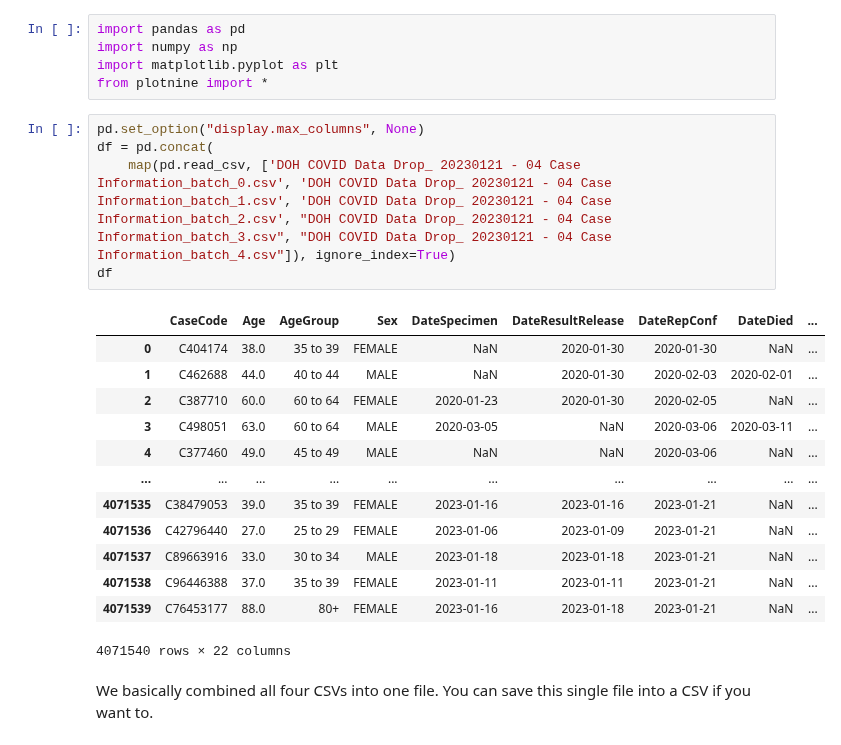
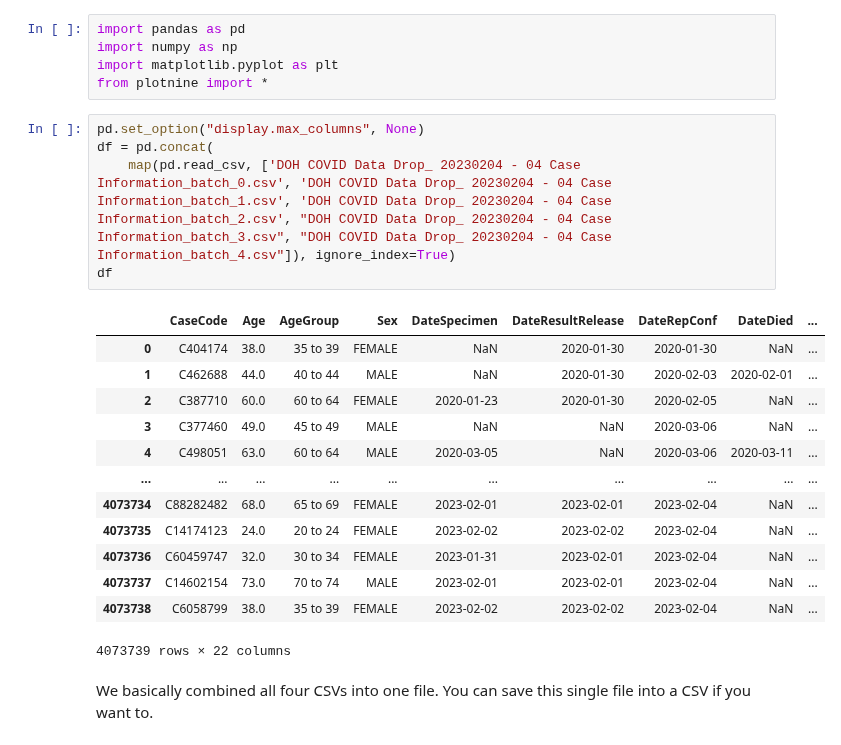
Before and after one commit to pmagtulis/covid-ph, a Jupyter notebook: covid-philippines.ipynb, the cells around one changed output. Drawn from its saved outputs; the diff is of its cells as text.

```diff
--- a/covid-philippines.ipynb
+++ b/covid-philippines.ipynb
@@ -16,22 +16,22 @@ from plotnine import *
 # %%
 pd.set_option("display.max_columns", None)
 df = pd.concat(
-    map(pd.read_csv, ['DOH COVID Data Drop_ 20230121 - 04 Case Information_batch_0.csv', 'DOH COVID Data Drop_ 20230121 - 04 Case Information_batch_1.csv', 'DOH COVID Data Drop_ 20230121 - 04 Case Information_batch_2.csv', "DOH COVID Data Drop_ 20230121 - 04 Case Information_batch_3.csv", "DOH COVID Data Drop_ 20230121 - 04 Case Information_batch_4.csv"]), ignore_index=True)
+    map(pd.read_csv, ['DOH COVID Data Drop_ 20230204 - 04 Case Information_batch_0.csv', 'DOH COVID Data Drop_ 20230204 - 04 Case Information_batch_1.csv', 'DOH COVID Data Drop_ 20230204 - 04 Case Information_batch_2.csv', "DOH COVID Data Drop_ 20230204 - 04 Case Information_batch_3.csv", "DOH COVID Data Drop_ 20230204 - 04 Case Information_batch_4.csv"]), ignore_index=True)
 df
 # %% [output]
 |  | CaseCode | Age | AgeGroup | Sex | DateSpecimen | DateResultRelease | DateRepConf | DateDied | ... |
 | 0 | C404174 | 38.0 | 35 to 39 | FEMALE | NaN | 2020-01-30 | 2020-01-30 | NaN | ... |
 | 1 | C462688 | 44.0 | 40 to 44 | MALE | NaN | 2020-01-30 | 2020-02-03 | 2020-02-01 | ... |
 | 2 | C387710 | 60.0 | 60 to 64 | FEMALE | 2020-01-23 | 2020-01-30 | 2020-02-05 | NaN | ... |
-| 3 | C498051 | 63.0 | 60 to 64 | MALE | 2020-03-05 | NaN | 2020-03-06 | 2020-03-11 | ... |
-| 4 | C377460 | 49.0 | 45 to 49 | MALE | NaN | NaN | 2020-03-06 | NaN | ... |
+| 3 | C377460 | 49.0 | 45 to 49 | MALE | NaN | NaN | 2020-03-06 | NaN | ... |
+| 4 | C498051 | 63.0 | 60 to 64 | MALE | 2020-03-05 | NaN | 2020-03-06 | 2020-03-11 | ... |
 | ... | ... | ... | ... | ... | ... | ... | ... | ... | ... |
-| 4071535 | C38479053 | 39.0 | 35 to 39 | FEMALE | 2023-01-16 | 2023-01-16 | 2023-01-21 | NaN | ... |
-| 4071536 | C42796440 | 27.0 | 25 to 29 | FEMALE | 2023-01-06 | 2023-01-09 | 2023-01-21 | NaN | ... |
-| 4071537 | C89663916 | 33.0 | 30 to 34 | MALE | 2023-01-18 | 2023-01-18 | 2023-01-21 | NaN | ... |
-| 4071538 | C96446388 | 37.0 | 35 to 39 | FEMALE | 2023-01-11 | 2023-01-11 | 2023-01-21 | NaN | ... |
-| 4071539 | C76453177 | 88.0 | 80+ | FEMALE | 2023-01-16 | 2023-01-18 | 2023-01-21 | NaN | ... |
+| 4073734 | C88282482 | 68.0 | 65 to 69 | FEMALE | 2023-02-01 | 2023-02-01 | 2023-02-04 | NaN | ... |
+| 4073735 | C14174123 | 24.0 | 20 to 24 | FEMALE | 2023-02-02 | 2023-02-02 | 2023-02-04 | NaN | ... |
+| 4073736 | C60459747 | 32.0 | 30 to 34 | FEMALE | 2023-01-31 | 2023-02-01 | 2023-02-04 | NaN | ... |
+| 4073737 | C14602154 | 73.0 | 70 to 74 | MALE | 2023-02-01 | 2023-02-01 | 2023-02-04 | NaN | ... |
+| 4073738 | C6058799 | 38.0 | 35 to 39 | FEMALE | 2023-02-02 | 2023-02-02 | 2023-02-04 | NaN | ... |
-4071540 rows × 22 columns
+4073739 rows × 22 columns
 # %% [markdown]
 We basically combined all four CSVs into one file.
 You can save this single file into a CSV if you want to.
```
Also changed, not shown: parts of 56 cells of this notebook, 2 other files.
